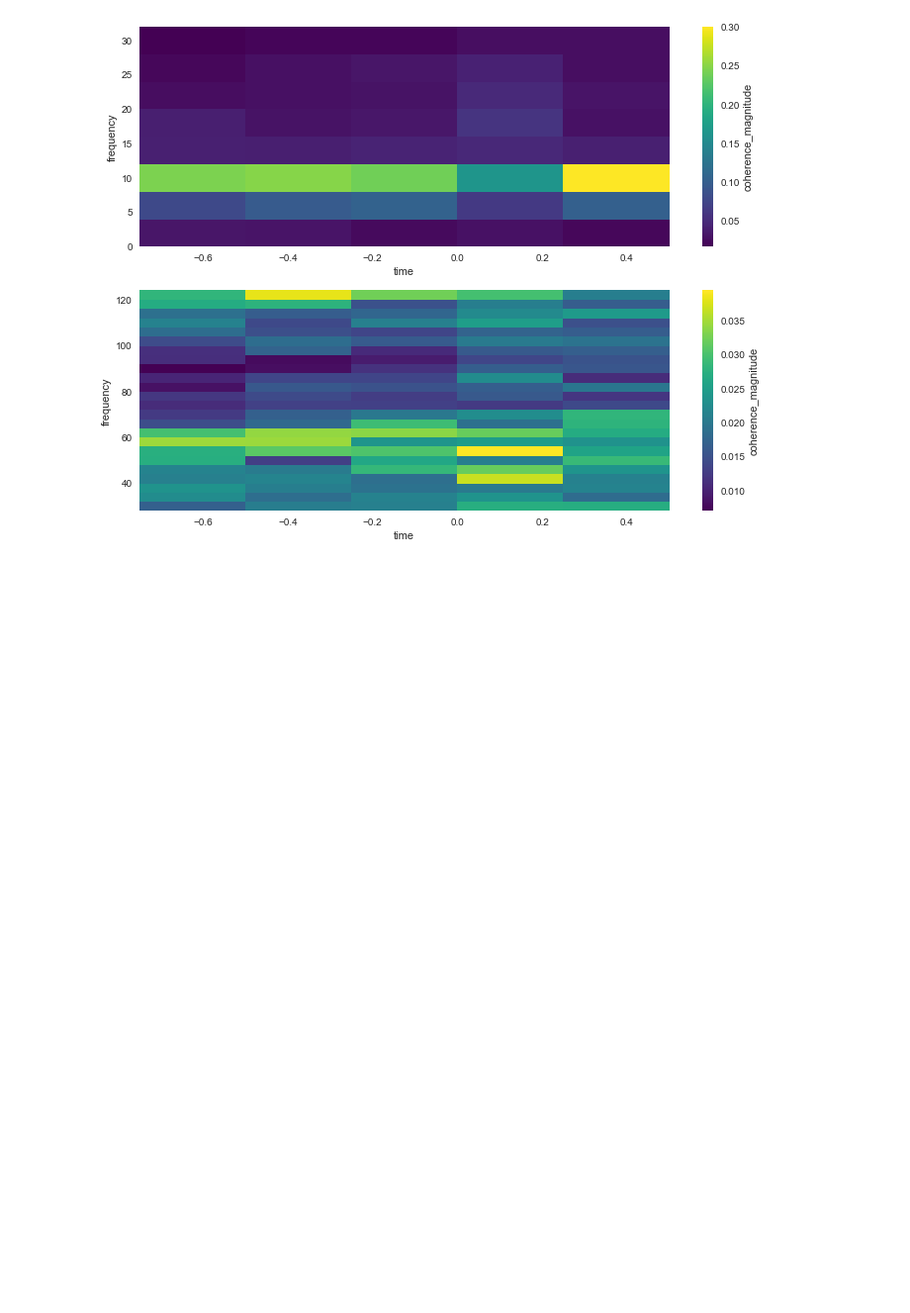
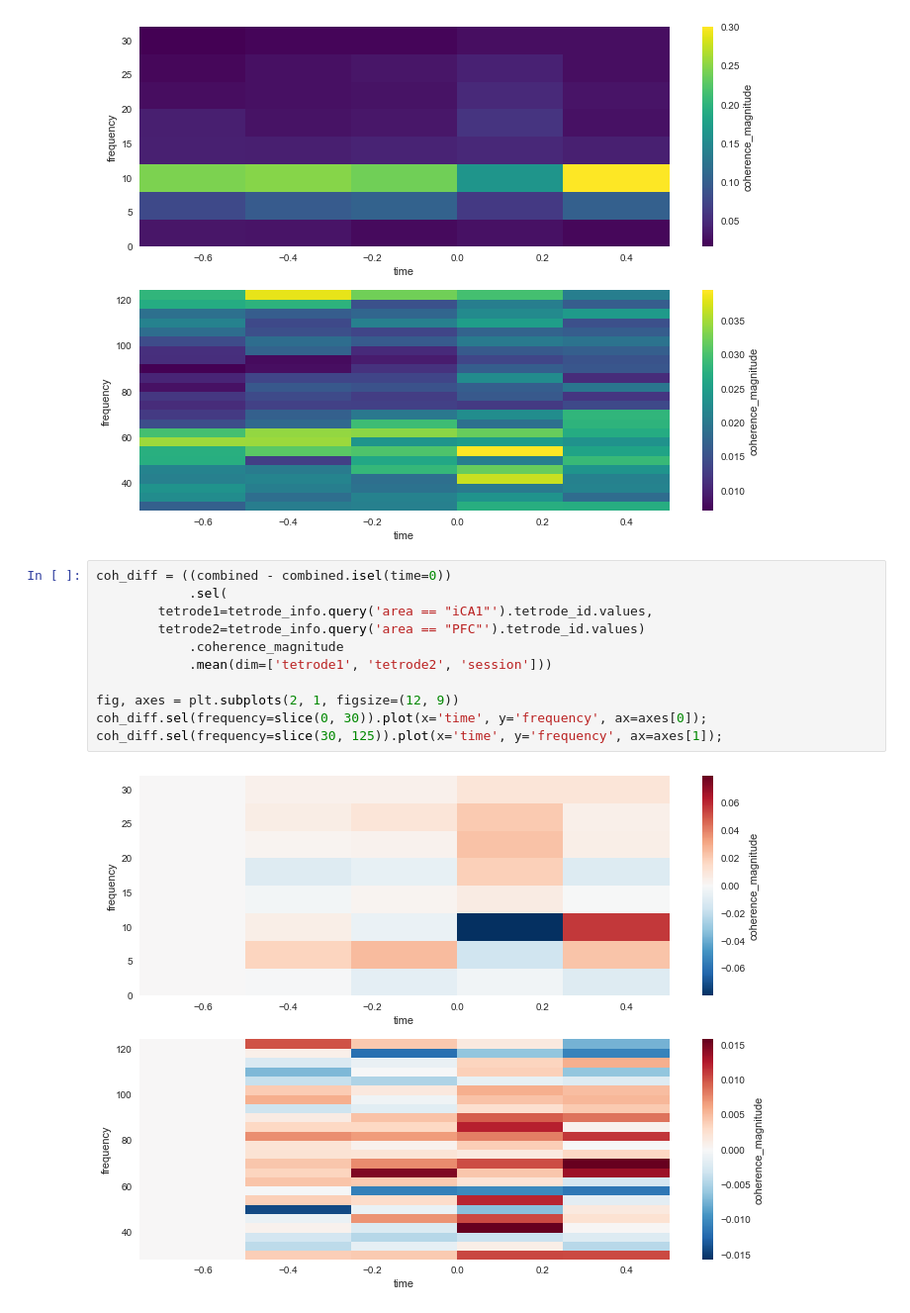
Before and after one commit to edeno/Jadhav-2016-Data-Analysis, a Jupyter notebook: notebooks/2017_06_19_Test_Spectral_Multiple_Sessions.ipynb, the cells around one changed output. Shown at 99% size. Saved outputs shown, nothing was run; the diff lists cells and outputs as text; blank space fills up the shorter version.

```diff
--- a/notebooks/2017_06_19_Test_Spectral_Multiple_Sessions.ipynb
+++ b/notebooks/2017_06_19_Test_Spectral_Multiple_Sessions.ipynb
@@ -141,3 +141,16 @@ coh.sel(frequency=slice(0, 30)).plot(x='time', y='frequency', ax=axes[0]);
 coh.sel(frequency=slice(30, 125)).plot(x='time', y='frequency', ax=axes[1]);
 # %% [output]
 [figure]
+# %%
+coh_diff = ((combined - combined.isel(time=0))
+            .sel(
+        tetrode1=tetrode_info.query('area == "iCA1"').tetrode_id.values,
+        tetrode2=tetrode_info.query('area == "PFC"').tetrode_id.values)
+            .coherence_magnitude
+            .mean(dim=['tetrode1', 'tetrode2', 'session']))
+
+fig, axes = plt.subplots(2, 1, figsize=(12, 9))
+coh_diff.sel(frequency=slice(0, 30)).plot(x='time', y='frequency', ax=axes[0]);
+coh_diff.sel(frequency=slice(30, 125)).plot(x='time', y='frequency', ax=axes[1]);
+# %% [output]
+[figure, added]
```
Also changed, not shown: parts of 5 cells of this notebook.
